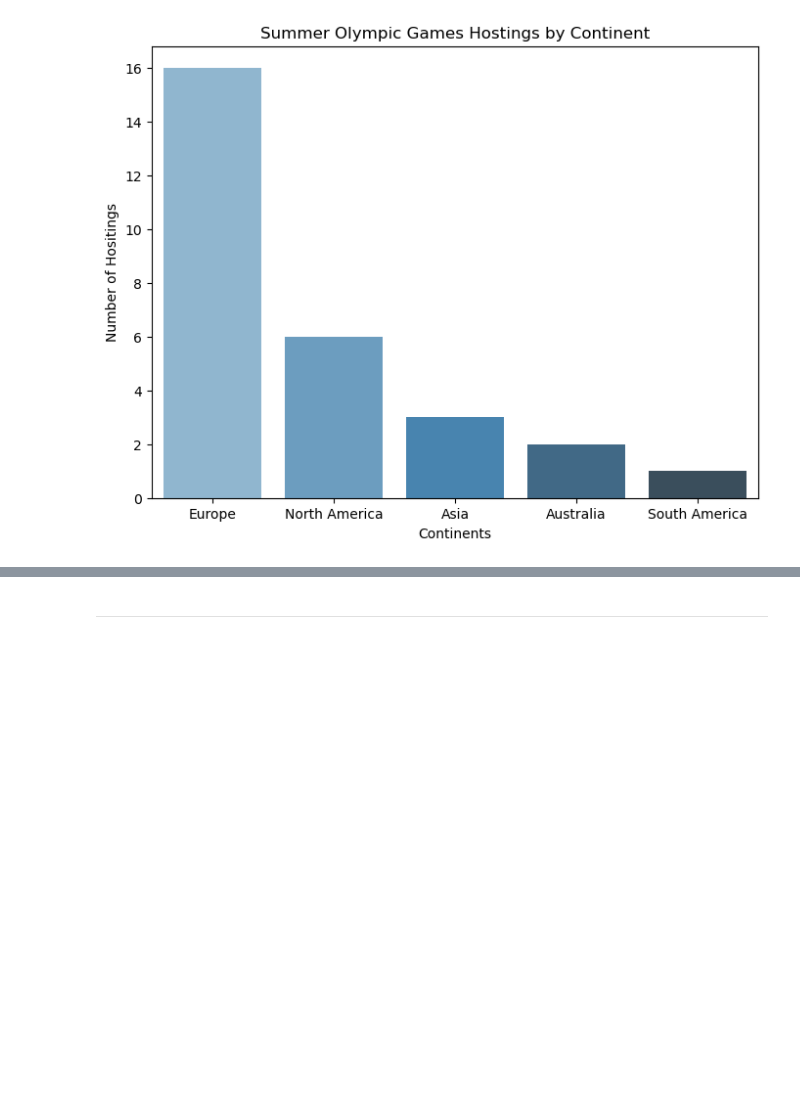
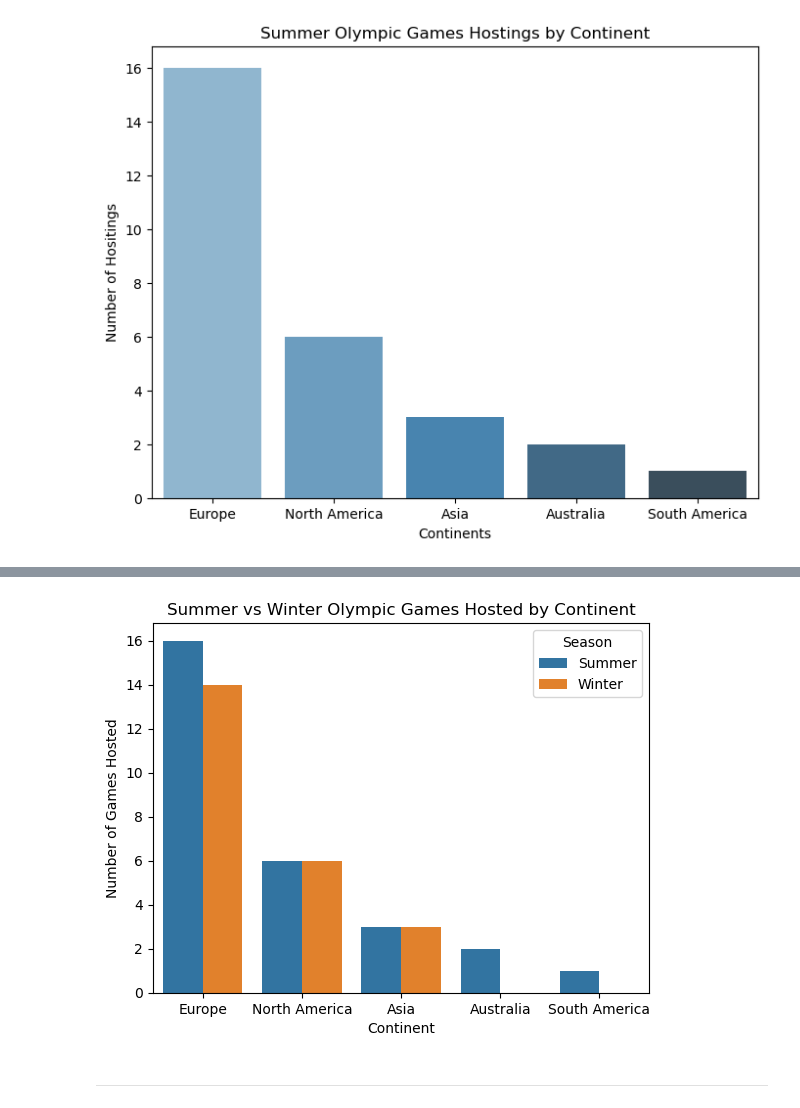
Before and after one commit to jstark997/Notes, a Jupyter notebook: Statistics/VisualizingData.ipynb, the cells around one changed output, grey strips where cells are left out. Cells and saved outputs as stored; diff of their text form; code cells hidden in the pictures; blank space fills up the shorter version.

```diff
--- a/Statistics/VisualizingData.ipynb
+++ b/Statistics/VisualizingData.ipynb
@@ -93,0 +128,9 @@ plt.show()
+# %%
+#Sample data
+data = {
+    'Continents': ['Europe', 'North America', 'Asia', 'Australia', 'South America', 'Europe', 'North America', 'Asia', 'Australia', 'South America'],
+    'Hosted_Count': [16, 6, 3, 2, 1, 14, 6, 3, 0, 0],
+    'Season': ['Summer','Summer','Summer','Summer','Summer','Winter','Winter','Winter','Winter','Winter']
+}
+df = pd.DataFrame(data)
+df
@@ -94,3 +149,15 @@ plt.show()
+# %%
+# Create the bar plot
+sns.barplot(x='Continents', y='Hosted_Count', hue='Season', data=df)
+
+# Add title and labels
+plt.title('Summer vs Winter Olympic Games Hosted by Continent')
+plt.xlabel('Continent')
+plt.ylabel('Number of Games Hosted')
+
+plt.show()
+# %% [output]
+[figure, added]
 # %% [markdown]
 ---
 # %% [markdown]
```
Also changed, not shown: parts of 41 cells of this notebook, 12 other files.
